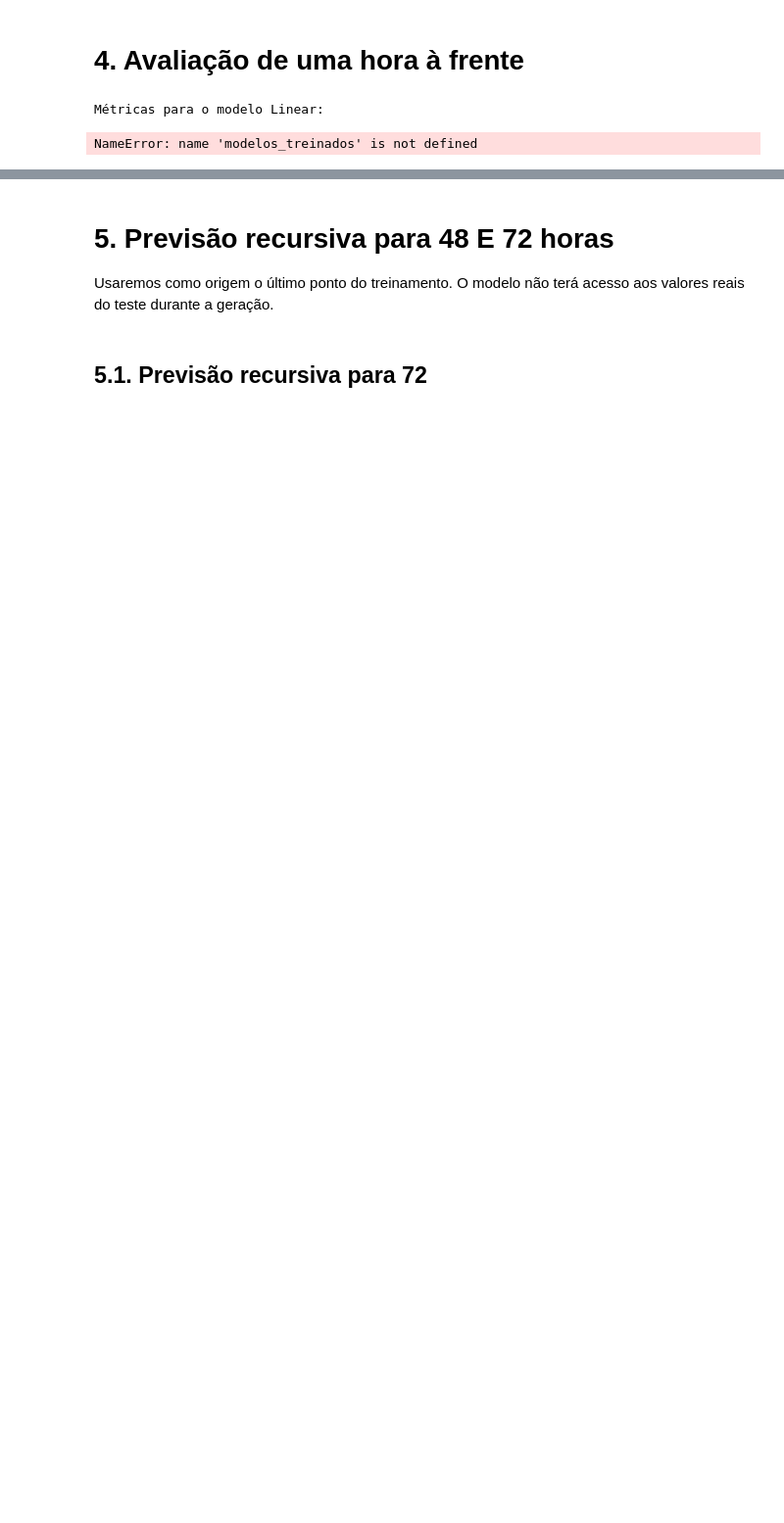
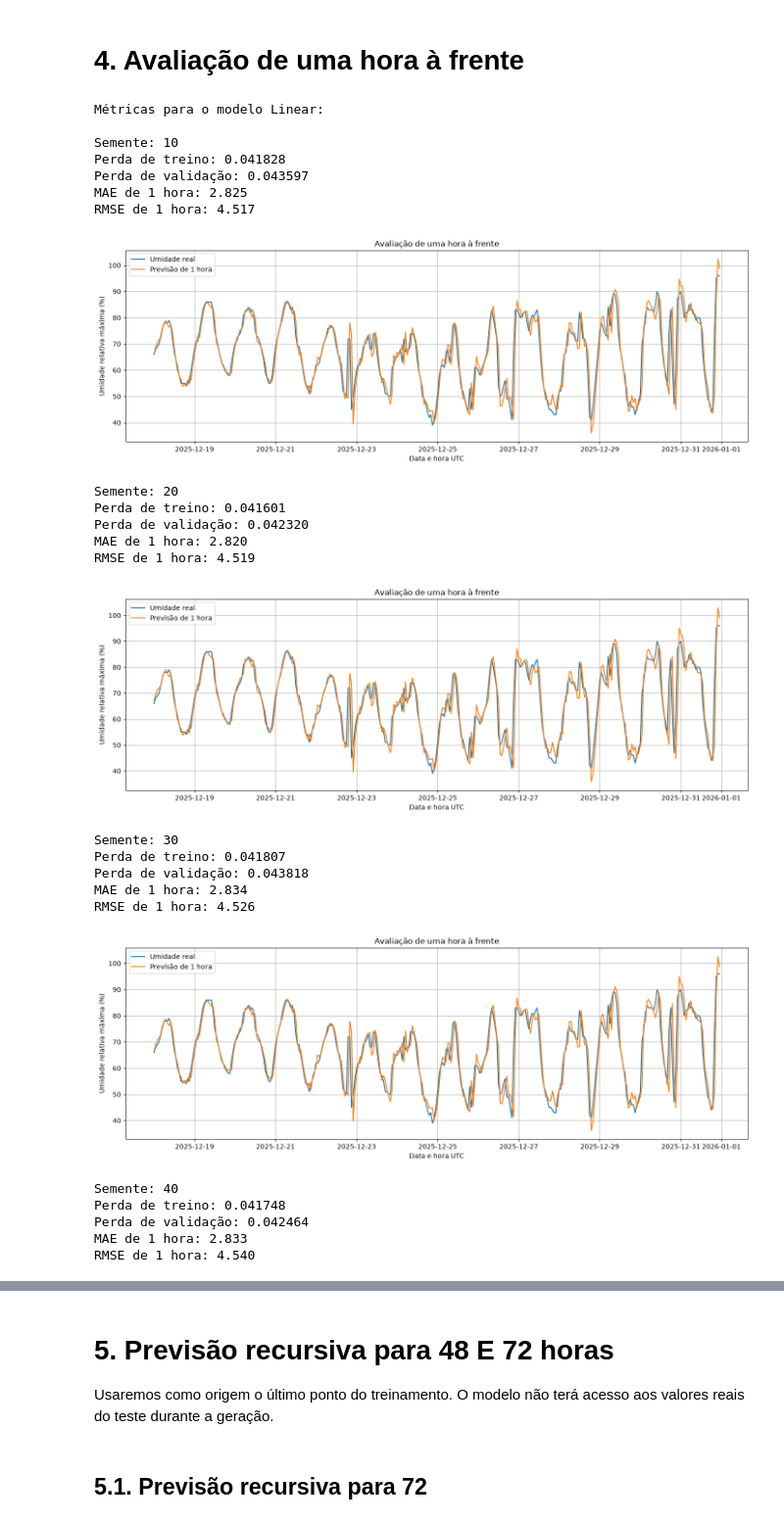
Before and after one commit to pauloadilson/PIC-IV-GRUPO-05-DRP13-AM, a Jupyter notebook: inmet_modeling.ipynb, the cells around one changed output, grey strips where cells are left out. Shown at 98% size. Drawn from its saved outputs; the diff is of its cells as text; code cells hidden in the pictures; blank space fills up the shorter version.

Commit message:
Arquivo revisado antes de modelar com mais anos.

```diff
--- a/inmet_modeling.ipynb
+++ b/inmet_modeling.ipynb
@@ -509,6 +517,7 @@ def carregar_checkpoint(
 
     # map_location="cpu" evita ocupar a GPU durante a leitura.
     print(f"Carregando checkpoint: {caminho} para {dispositivo}")
+
     checkpoint = torch.load(
         caminho,
         map_location="cpu",
@@ -562,12 +571,13 @@ def carregar_checkpoint(
         if chave != "model_state_dict"
     }
 
+    historico = checkpoint.get("historico", None)
+
     print(
         f"Modelo carregado: {nome_modelo} | "
         f"semente: {checkpoint['semente']} | "
-        # f"execução: {checkpoint['id_execucao']} | "
-        f"execução: {checkpoint['data_hora_execucao']} | "
+        f"execução: {checkpoint['id_execucao']} | "
         f"dispositivo: {dispositivo}"
     )
 
-    return modelo, metadados
+    return modelo, metadados, historico
@@ -590,4 +621,6 @@ Modelo carregado: Linear | semente: 10 | execução: 2026-09-14_15-35-55 | dispo
 # %%
+# Carregando todos os modelos treinados em uma execução específica
+
 def carregar_modelos_da_execucao(
     pasta,
     id_execucao,
@@ -601,6 +634,11 @@ def carregar_modelos_da_execucao(
     }
 
     metadados = {
+        "Linear": [],
+        "GRU": []
+    }
+
+    historicos = {
         "Linear": [],
         "GRU": []
     }
@@ -629,26 +667,29 @@ def carregar_modelos_da_execucao(
             )
 
         for caminho in arquivos:
-            modelo, meta = carregar_checkpoint(
+            modelo, meta, historico = carregar_checkpoint(
                 caminho=caminho,
                 dispositivo=dispositivo
             )
 
             modelos[nome_modelo].append(modelo)
             metadados[nome_modelo].append(meta)
-
-    return modelos, metadados
+            historicos[nome_modelo].append(historico)
+    return modelos, metadados, historicos
 # %%
-modelos_treinados, metadados_modelos = (
+modelos_treinados, metadados_modelos, historicos = (
     carregar_modelos_da_execucao(
         pasta=PASTA_MODELOS,
-        id_execucao="2026-09-14_15-35-55",
+        id_execucao="2026-09-17_16-35-01",
         dispositivo="cpu"
     )
 )
 
+# Necessário carregar o device antes de carregar os modelos, para evitar que eles sejam carregados na GPU e ocupem memória desnecessária.
+device = torch.device("cpu")
+
 print(
-    "Modelos lineares carregados:",
+    "\nModelos lineares carregados:",
     len(modelos_treinados["Linear"])
 )
 
@@ -703,15 +760,15 @@ for model in ["Linear", "GRU"]:
         modelo.eval()
 
         with torch.no_grad():
-            pred_one_step_norm = (
+            pred_one_step_normalizado = (
                 modelo(X_test_tensor)
                 .squeeze(1)
                 .cpu()
                 .numpy()
             )
 
-        pred_one_step = (
-            pred_one_step_norm * desvio_treino
+        pred_one_step_origem = (
+            pred_one_step_normalizado * desvio_treino
             + media_treino
         )
 
@@ -723,41 +780,64 @@ for model in ["Linear", "GRU"]:
         # métricas
 
         mae = np.mean(
-            np.abs(real_one_step - pred_one_step)
+            np.abs(real_one_step - pred_one_step_origem)
         )
 
         rmse = np.sqrt(
-            np.mean((real_one_step - pred_one_step) ** 2)
+            np.mean((real_one_step - pred_one_step_origem) ** 2)
         )
 
         print(f"MAE de 1 hora: {mae:.3f}")
         print(f"RMSE de 1 hora: {rmse:.3f}")
 
         # GRÁFICO
 
         n_plot = 24 * 14
 
         plt.figure(figsize=(14, 5))
 
         plt.plot(
             datas_test[-n_plot:],
             real_one_step[-n_plot:],
             label="Umidade real"
         )
 
         plt.plot(
             datas_test[-n_plot:],
-            pred_one_step[-n_plot:],
+            pred_one_step_origem[-n_plot:],
             label="Previsão de 1 hora"
         )
 
         plt.xlabel("Data e hora UTC")
         plt.ylabel("Umidade relativa máxima (%)")
         plt.title("Avaliação de uma hora à frente")
         plt.legend()
         plt.grid(True)
         plt.tight_layout()
         plt.show()
 # %% [output]
 Métricas para o modelo Linear:
+
+Semente: 10
+Perda de treino: 0.041828
+Perda de validação: 0.043597
+MAE de 1 hora: 2.825
+RMSE de 1 hora: 4.517
+[figure, added]
-NameError: name 'modelos_treinados' is not defined
+Semente: 20
+Perda de treino: 0.041601
+Perda de validação: 0.042320
+MAE de 1 hora: 2.820
+RMSE de 1 hora: 4.519
+[figure, added]
+Semente: 30
+Perda de treino: 0.041807
+Perda de validação: 0.043818
+MAE de 1 hora: 2.834
+RMSE de 1 hora: 4.526
+[figure, added]
+Semente: 40
+Perda de treino: 0.041748
+Perda de validação: 0.042464
+MAE de 1 hora: 2.833
+RMSE de 1 hora: 4.540
```
Also changed, not shown: parts of 176 cells of this notebook, 1 other file.
